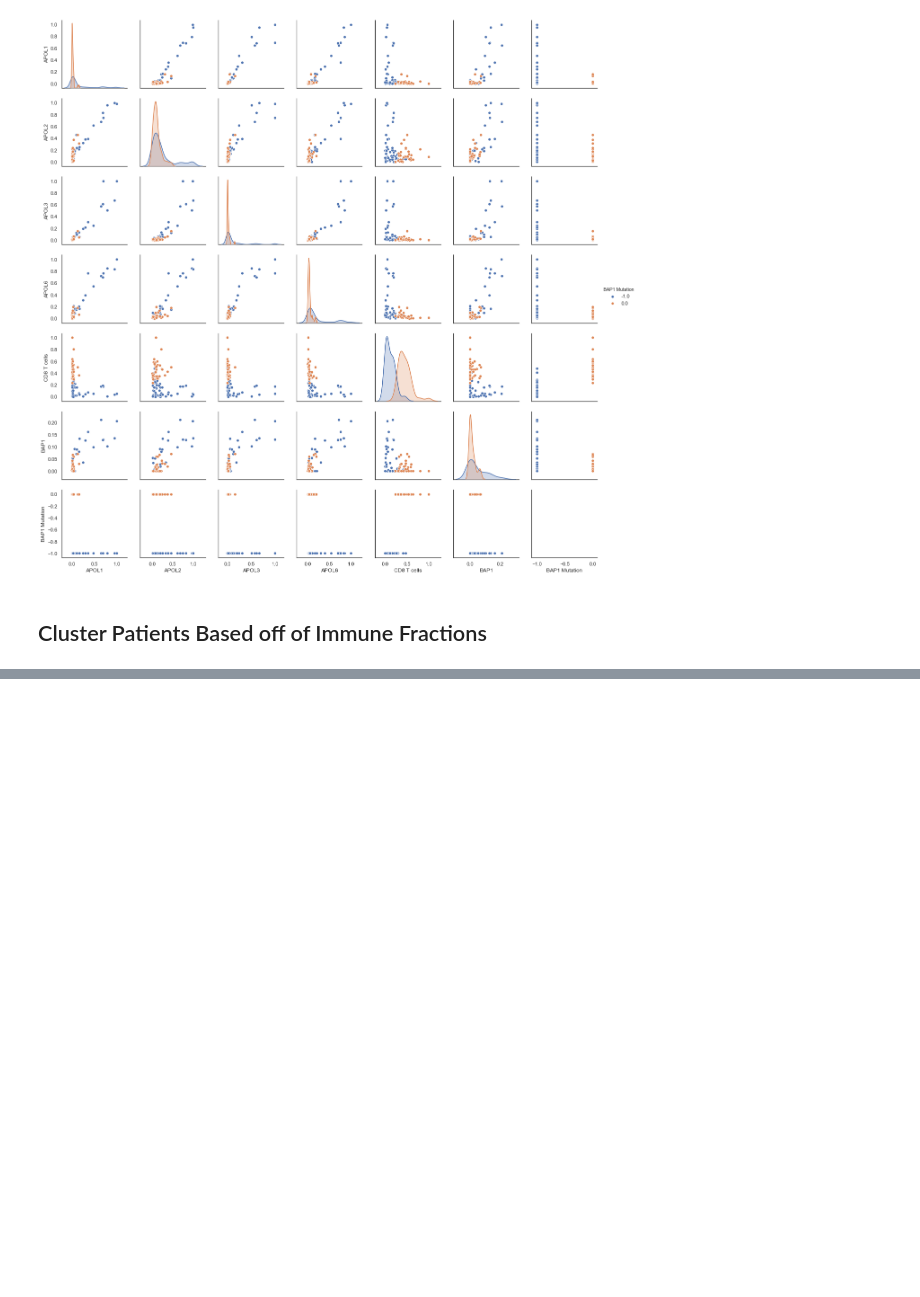
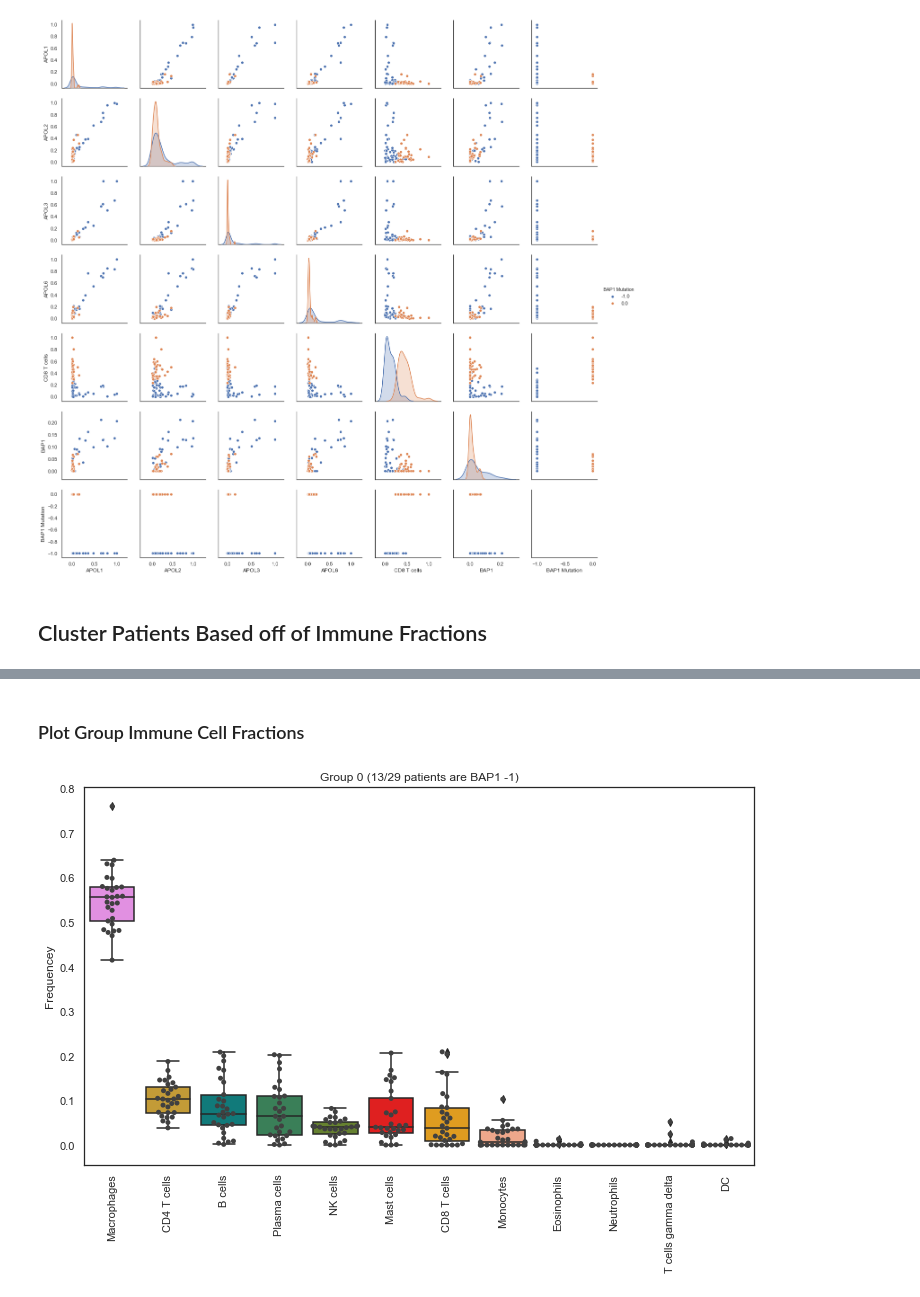
Before and after one commit to N8Grant/TripodsREU, a Jupyter notebook: scripts/Week5Exp.ipynb, the cells around one changed output, grey strips where cells are left out. Saved outputs shown, nothing was run; the diff lists cells and outputs as text; code cells hidden in the pictures; blank space fills up the shorter version.

```diff
--- a/scripts/Week5Exp.ipynb
+++ b/scripts/Week5Exp.ipynb
@@ -143,3 +144,26 @@ for patient_id in list(gene_expression.index):
         patient_dict[patient_id]['age'] = phenotypes.loc[patient_id+"A",'age_at_initial_pathologic_diagnosis']
     else:
         patient_dict[patient_id]['age'] = np.nan
+    if patient_id+"A" in list(phenotypes.index):
+        if np.isnan(phenotypes.loc[patient_id+"A","tumor_thickness"]):
+            patient_dict[patient_id]["tumor_thickness"] = np.nan
+        else:
+            patient_dict[patient_id]["tumor_thickness"] = phenotypes.loc[patient_id+"A","tumor_thickness"]
+    else:
+        patient_dict[patient_id]["tumor_thickness"] = np.nan
+    if patient_id+"A" in list(phenotypes.index):
+        s = phenotypes.loc[patient_id+"A","tumor_stage.diagnoses"]
+        if s == "stage iv":
+            patient_dict[patient_id]['stage'] = 2
+        elif s == 'stage iiib' or s == 'stage iiic' or s == "stage iiia":
+            patient_dict[patient_id]['stage'] = 1
+        elif s == 'stage iib' or s == "stage iia":
+            patient_dict[patient_id]['stage'] = 0
+        else:
+            patient_dict[patient_id]['stage'] = np.nan
+    else:
+        patient_dict[patient_id]['stage'] = np.nan
+    if patient_id+"A" in list(phenotypes.index):
+        patient_dict[patient_id]['bmi'] = phenotypes.loc[patient_id+"A",'bmi.exposures']
+    else:
+        patient_dict[patient_id]['bmi'] = np.nan
@@ -203,7 +237,7 @@ def cluster_gene_variance(expression_df, pca_components=30, n_clusters=3,varianc
     pca = PCA(n_components=pca_components)
     transormed_values = pca.fit_transform(expression_df.values)
     print("Tot Explained Var (PCA): ", sum(pca.explained_variance_ratio_))
-    km= KMeans(n_clusters=3,n_init=5,random_state=42)
+    km= KMeans(n_clusters=n_clusters,n_init=5,random_state=42)
     labels = km.fit_predict(transormed_values)
     print("Frac Var Exp (k-menas): ",SSE_bet(transormed_values,labels,km.cluster_centers_)/SSE(transormed_values,labels,km.cluster_centers_))
     print(Counter(labels))
@@ -749,0 +786,2 @@ sns.pairplot(pairplot_df,hue="BAP1 Mutation")
+# %%
+immune_dataframes = cluster_gene_variance(immune_fractions_df,variance_threshold=.0000001,pca_components=3,n_clusters=4)
@@ -749,0 +792,2 @@ sns.pairplot(pairplot_df,hue="BAP1 Mutation")
+# %%
+immune_ids = [list(immune_dataframes[i].index) for i in range(len(immune_dataframes))]
@@ -749,0 +804,6 @@ sns.pairplot(pairplot_df,hue="BAP1 Mutation")
+# %% [markdown]
+### Plot Group Immune Cell  Fractions
+# %%
+cell_frequency_boxplot(immune_fractions_df_uncombined.loc[immune_ids[0]], "Group 0 (13/29 patients are BAP1 -1)")
+# %% [output]
+[figure, added]
```
Also changed, not shown: parts of 51 cells of this notebook, 2 other files.
